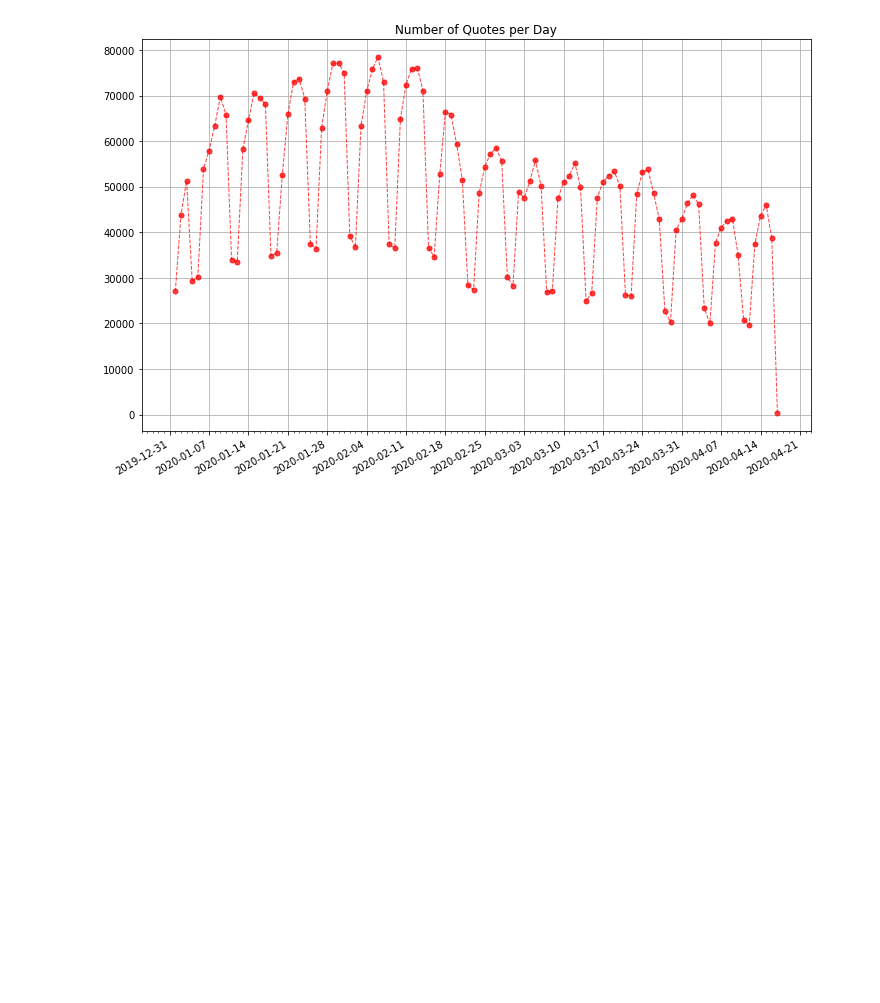
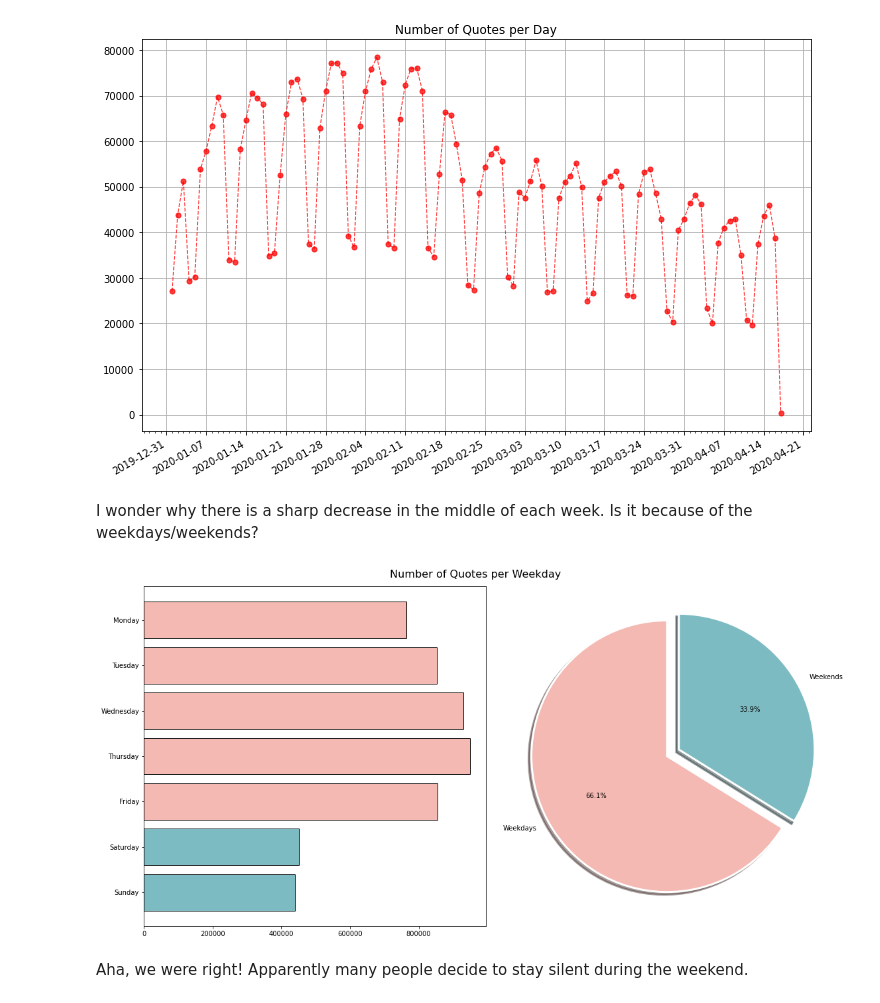
Before and after one commit to epfl-ada/ada-2021-project-hivemind, a Jupyter notebook: quotes_eda.ipynb, the cells around one changed output. Drawn from its saved outputs; the diff is of its cells as text; code cells hidden in the pictures; blank space fills up the shorter version.

Commit message:
Add day of the week plot

```diff
--- a/quotes_eda.ipynb
+++ b/quotes_eda.ipynb
@@ -53,3 +53,30 @@ ax.plot(number_of_quotes_per_day, c="r", linewidth=1, alpha=0.75, marker="o", li
 fig.autofmt_xdate()
 # %% [output]
 [figure]
+# %% [markdown]
+I wonder why there is a sharp decrease in the middle of each week. Is it because of the weekdays/weekends?
+# %%
+dataset["day_of_week"] = dataset["date"].dt.day_name()
+ds_by_weekdays = dataset.groupby(dataset["day_of_week"])
+number_of_quotes_per_weekday = ds_by_weekdays.size().compute()
+# %%
+# Sort the index by the day of the week
+days_of_week = ['Monday', 'Tuesday', 'Wednesday', 'Thursday', 'Friday', 'Saturday', 'Sunday']
+day_type = (days_of_week[:5], days_of_week[5:])
+
+mapping = {day: i for i, day in enumerate(reversed(days_of_week))}
+key = number_of_quotes_per_weekday.index.map(mapping)
+number_of_quotes_per_weekday = number_of_quotes_per_weekday.iloc[key.argsort()]
+
+fig, ax = plt.subplots(1, 2, figsize=(16, 8))
+fig.suptitle("Number of Quotes per Weekday", fontsize=16)
+
+colors = ["#7DBBC3", "#7DBBC3", "#F4B9B2", "#F4B9B2", "#F4B9B2", "#F4B9B2", "#F4B9B2"]
+ax[0].barh(number_of_quotes_per_weekday.index, number_of_quotes_per_weekday, edgecolor="black", color=colors)
+
+ax[1].pie([number_of_quotes_per_weekday.loc[x].mean() for x in day_type], labels=["Weekdays", "Weekends"], autopct='%.1f%%', shadow=True, startangle=90, colors=["#F4B9B2", "#7DBBC3"], wedgeprops={'linewidth': 3.0, 'edgecolor': 'white'}, explode=(0, 0.1))
+plt.tight_layout()
+# %% [output]
+[figure, added]
+# %% [markdown]
+Aha, we were right! Apparently many people decide to stay silent during the weekend.
```
Also changed, not shown: parts of 1 cell of this notebook.
